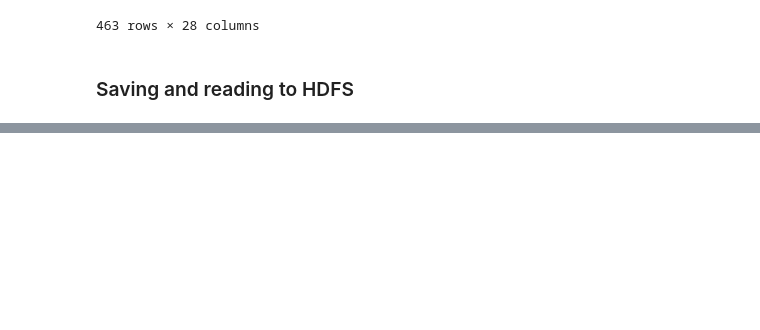
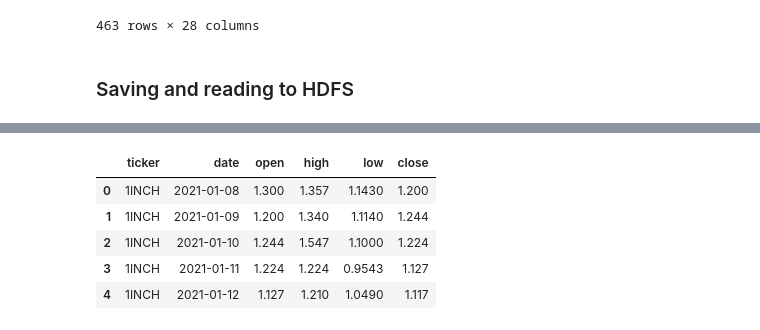
Before and after one commit to VasiliyLukin/big-data-2024-01, a Jupyter notebook: project/Datasets.ipynb, the cells around one changed output, grey strips where cells are left out. Drawn from its saved outputs; the diff is of its cells as text; code cells hidden in the pictures; blank space fills up the shorter version.

```diff
--- a/project/Datasets.ipynb
+++ b/project/Datasets.ipynb
@@ -180,4 +181,5 @@ df_pivoted
 import pyarrow as pa
 # %%
 os.environ['ARROW_LIBHDFS_DIR'] = '/home/student/hadoop/lib/native'
-hdfs_interface = pa.hdfs.connect(host='localhost', port=8020, user='student')
+hdfs_interface = pa.hdfs.connect(host='hdfs://localhost', port=9000)
+#hdfs_interface = pa.fs.HadoopFileSystem(host='hdfs://localhost', port=9000)
@@ -189,7 +195,7 @@ hdfs_interface.ls('/user/student/')
 cwd = Path('./dataset/')
 destination_path = '/user/student/project/dataset/'
 
-for f in cwd.rglob('*.parquet'):
+for f in cwd.rglob('*.*'):
     print(f'uploading {f.name}')
     with open(str(f), 'rb') as f_upl:
         hdfs_interface.upload(destination_path + f.name, f_upl)
@@ -198,4 +215,14 @@ hdfs_interface.ls(destination_path)
 # %%
-table = hdfs_interface.read_parquet('/user/student/project/dataset/0000.parquet')
+import pyarrow.parquet as pq
+with hdfs_interface.open('/user/student/project/dataset/0000.parquet') as f:
+    table = pq.read_table(f)
+#table = hdfs_interface.read_parquet('/user/student/project/dataset/')
 table_df = table.to_pandas()
 table_df.head()
+# %% [output]
+|  | ticker | date | open | high | low | close |
+| 0 | 1INCH | 2021-01-08 | 1.300 | 1.357 | 1.1430 | 1.200 |
+| 1 | 1INCH | 2021-01-09 | 1.200 | 1.340 | 1.1140 | 1.244 |
+| 2 | 1INCH | 2021-01-10 | 1.244 | 1.547 | 1.1000 | 1.224 |
+| 3 | 1INCH | 2021-01-11 | 1.224 | 1.224 | 0.9543 | 1.127 |
+| 4 | 1INCH | 2021-01-12 | 1.127 | 1.210 | 1.0490 | 1.117 |
```
Also changed, not shown: parts of 7 cells of this notebook.
